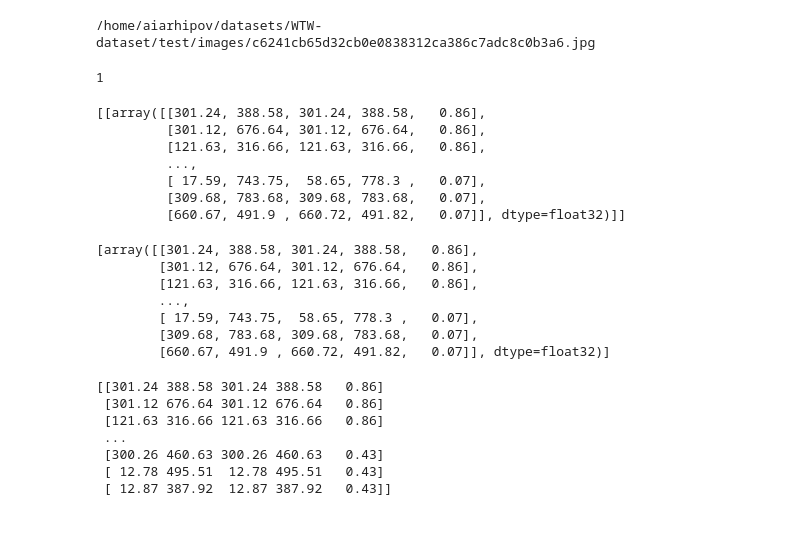
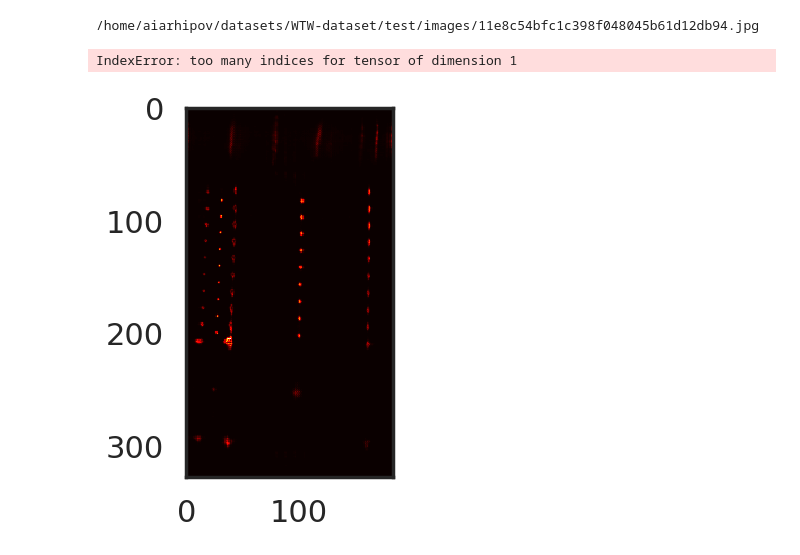
Before and after one commit to ArchieAlexArkhipov/Cycle-CenterNet-experiments, a Jupyter notebook: post-processing/eval_bad_model.ipynb, the cells around one changed output. Drawn from its saved outputs; the diff is of its cells as text; code cells hidden in the pictures; blank space fills up the shorter version.

```diff
--- a/post-processing/eval_bad_model.ipynb
+++ b/post-processing/eval_bad_model.ipynb
@@ -54,12 +54,15 @@ idx = 7
 anno = dataset.get_ann_info(idx=idx)
 boxes = anno["bboxes"]
 segm_path = anno["seg_map"]
-xml_path = f"/home/aiarhipov/datasets/WTW-dataset/test/xml/{segm_path[:-4]}.xml"
-img_path = f"/home/aiarhipov/datasets/WTW-dataset/test/images/{segm_path[:-4]}.jpg"
+# xml_path = f"/home/aiarhipov/datasets/WTW-dataset/test/xml/{segm_path[:-4]}.xml"
+# img_path = f"/home/aiarhipov/datasets/WTW-dataset/test/images/{segm_path[:-4]}.jpg"
+img_path = f"/home/aiarhipov/datasets/WTW-dataset/test/images/11e8c54bfc1c398f048045b61d12db94.jpg"
+xml_path = f"/home/aiarhipov/datasets/WTW-dataset/test/xml/11e8c54bfc1c398f048045b61d12db94.xml"
 print(img_path)
 gt_boxes = xml_to_np(xml_path)
 # print(f"gt_boxes[0] = {gt_boxes[:5]}")
 pred = inference_detector(model, img_path)[0]
+# pred = pred[int(len(pred)/2):]
 # print(f"pred[0] = {pred[:5]}")
 conf_indexes = py_cpu_softnms(pred[:, :4], pred[:, 4], thresh=0.475, method=2)
 # print(f"conf_indexes = {conf_indexes}")
@@ -72,7 +75,7 @@ conf_pred = pred[conf_indexes]
 #         print(gt_boxes[:, :4].shape)
 #         print(conf_pred[:, :4].shape)
 # %% [output]
-/home/aiarhipov/datasets/WTW-dataset/test/images/c6241cb65d32cb0e0838312ca386c7adc8c0b3a6.jpg
+/home/aiarhipov/datasets/WTW-dataset/test/images/11e8c54bfc1c398f048045b61d12db94.jpg
 # %%
 import warnings
 from pathlib import Path
@@ -136,38 +139,27 @@ else:
 with torch.no_grad():
     results = model(return_loss=False, rescale=True, **data)
 
-print(1)
-model.forward(data['img'], data['img_metas'], return_loss=False)
+# model.forward(data['img'], data['img_metas'], return_loss=False)
+center_heatmap_preds, offset_preds, center2vertex_pred, vertex2center_pred = model.bbox_head(model.extract_feat(data['img'][0]))
-# %% [output]
-1
-[[array([[301.24, 388.58, 301.24, 388.58,   0.86],
-         [301.12, 676.64, 301.12, 676.64,   0.86],
-         [121.63, 316.66, 121.63, 316.66,   0.86],
-         ...,
-         [ 17.59, 743.75,  58.65, 778.3 ,   0.07],
-         [309.68, 783.68, 309.68, 783.68,   0.07],
-         [660.67, 491.9 , 660.72, 491.82,   0.07]], dtype=float32)]]
-# %%
-inference_detector(model, img_path)
-# %% [output]
-[array([[301.24, 388.58, 301.24, 388.58,   0.86],
-        [301.12, 676.64, 301.12, 676.64,   0.86],
-        [121.63, 316.66, 121.63, 316.66,   0.86],
-        ...,
-        [ 17.59, 743.75,  58.65, 778.3 ,   0.07],
-        [309.68, 783.68, 309.68, 783.68,   0.07],
-        [660.67, 491.9 , 660.72, 491.82,   0.07]], dtype=float32)]
+# %%
+gt_boxes[:, :4]
+np.ones(gt_boxes.shape[0])
+center_heatmap_preds[0].shape
+data['img_metas']
+center2vertex_pred[0]
+vertex2center_pred[0]
+model.bbox_head.get_targets(torch.tensor(gt_boxes[:, :4], device="cuda:2"), torch.tensor(np.ones(gt_boxes.shape[0]), device="cuda:2"), center_heatmap_preds[0].shape, data['img'][0].shape, center2vertex_pred[0], vertex2center_pred[0])
+# %% [output]
+IndexError: too many indices for tensor of dimension 1
+# %%
+import matplotlib.pyplot as plt
+import numpy as np
+
+plt.imshow(a[0][1].cpu().detach().numpy(), cmap='hot', interpolation='nearest')
+plt.show()
+# %% [output]
+[figure, added]
 # %%
 # conf_pred = conf_pred.astype(int)
 # conf_pred[0, 0], conf_pred[0, 2]
 # conf_pred = conf_pred[(conf_pred[:, 0] != conf_pred[:, 2]) & (conf_pred[:, 1] != conf_pred[:, 3])]
-# %%
-print(conf_pred)
-# %% [output]
-[[301.24 388.58 301.24 388.58   0.86]
- [301.12 676.64 301.12 676.64   0.86]
- [121.63 316.66 121.63 316.66   0.86]
- ...
- [300.26 460.63 300.26 460.63   0.43]
- [ 12.78 495.51  12.78 495.51   0.43]
- [ 12.87 387.92  12.87 387.92   0.43]]
```
Also changed, not shown: parts of 13 cells of this notebook, 4 other files.
